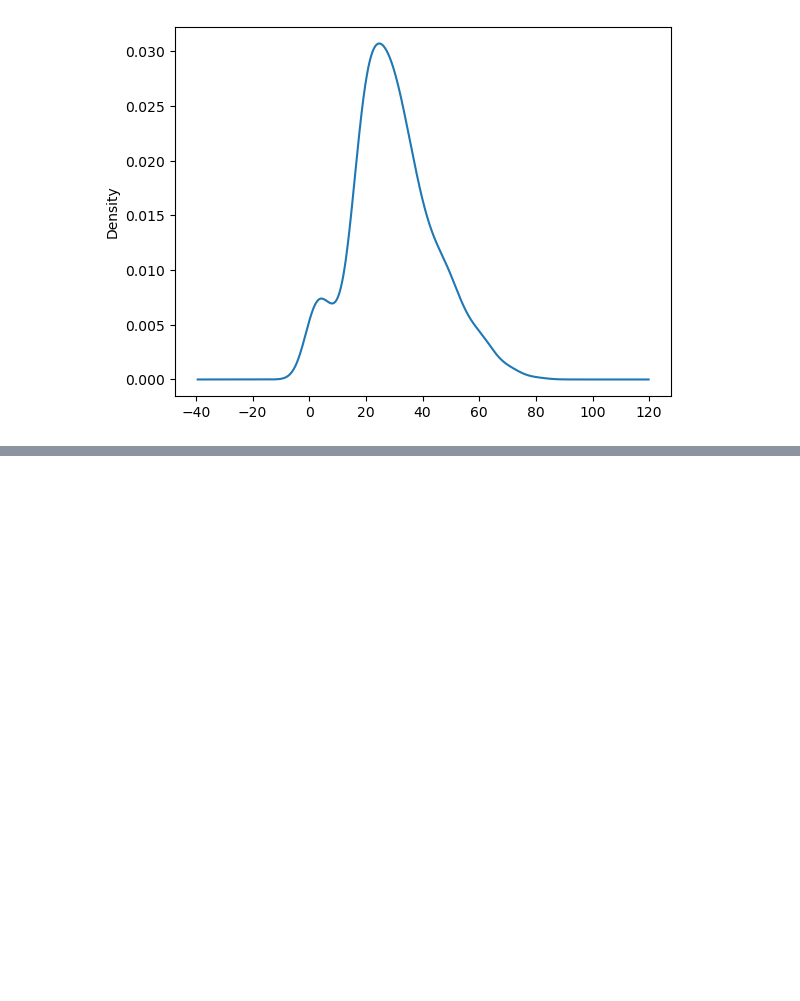
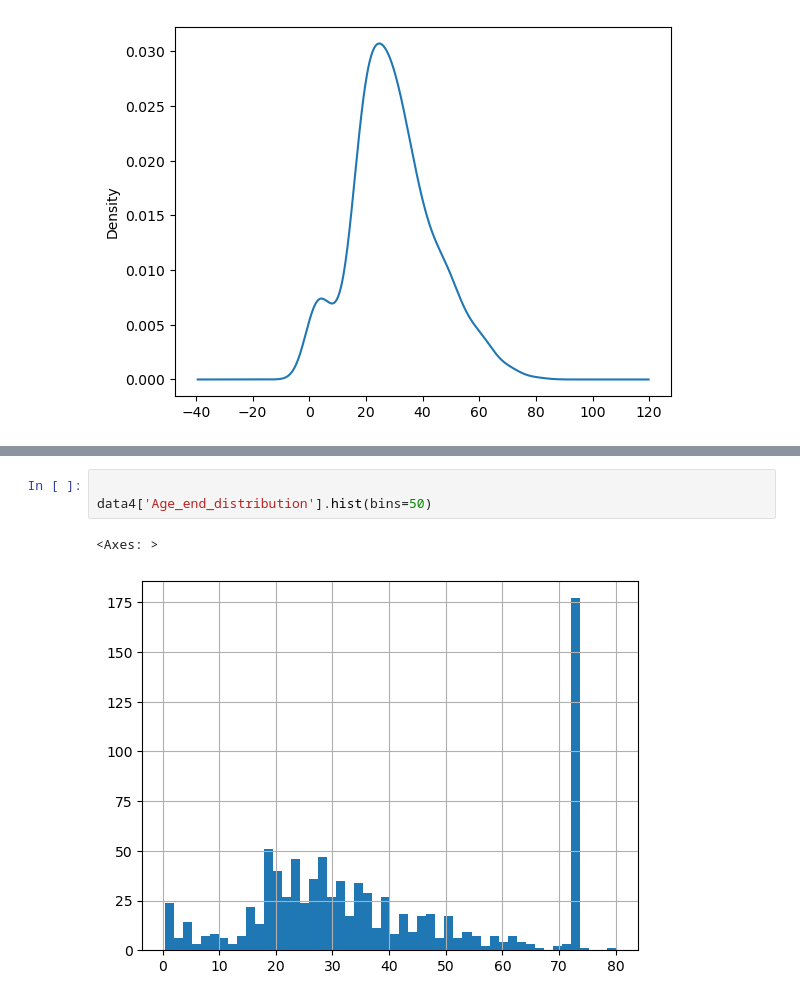
Before and after one commit to Mengistu1225/feature-engineering-practice, a Jupyter notebook: missing value handling.ipynb, the cells around one changed output, grey strips where cells are left out. Cells and saved outputs as stored; diff of their text form; blank space fills up the shorter version.

```diff
--- a/missing value handling.ipynb
+++ b/missing value handling.ipynb
@@ -335,0 +428,6 @@ AttributeError: 'DataFrame' object has no attribute 'Age_mean'
+# %%
+
+data4['Age_end_distribution'].hist(bins=50)
+# %% [output]
+<Axes: >
+[figure, added]
```
Also changed, not shown: parts of 30 cells of this notebook, 3 other files.
